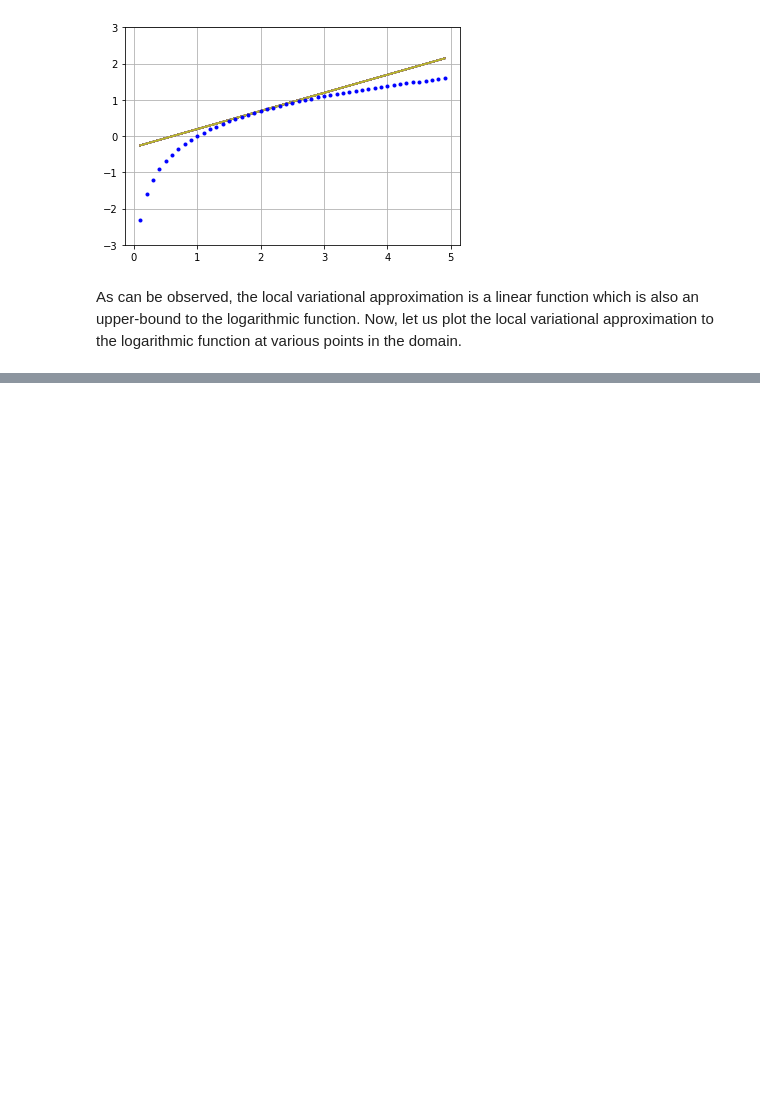
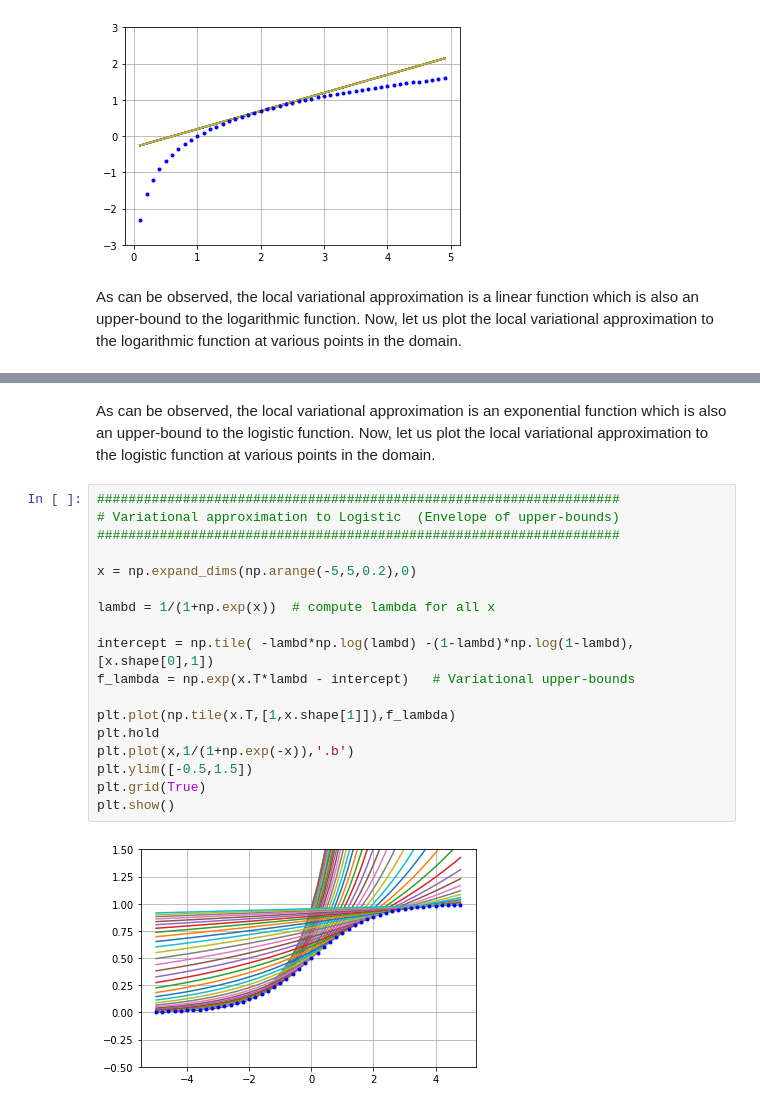
Before and after one commit to lovish1234/PyCon, a Jupyter notebook: 2-Variational-Inference.ipynb, the cells around one changed output, grey strips where cells are left out. Drawn from its saved outputs; the diff is of its cells as text; blank space fills up the shorter version.

```diff
--- a/2-Variational-Inference.ipynb
+++ b/2-Variational-Inference.ipynb
@@ -73,0 +115,22 @@ plt.show()
+# %% [markdown]
+As can be observed, the local variational approximation is an exponential function which is also an upper-bound to the logistic function. Now, let us plot the local variational approximation to the logistic function at various points in the domain.
+# %%
+###################################################################
+# Variational approximation to Logistic  (Envelope of upper-bounds)
+###################################################################
+
+x = np.expand_dims(np.arange(-5,5,0.2),0)
+
+lambd = 1/(1+np.exp(x))  # compute lambda for all x
+
+intercept = np.tile( -lambd*np.log(lambd) -(1-lambd)*np.log(1-lambd),[x.shape[0],1])
+f_lambda = np.exp(x.T*lambd - intercept)   # Variational upper-bounds
+
+plt.plot(np.tile(x.T,[1,x.shape[1]]),f_lambda)
+plt.hold
+plt.plot(x,1/(1+np.exp(-x)),'.b')
+plt.ylim([-0.5,1.5])
+plt.grid(True)
+plt.show()
+# %% [output]
+[figure, added]
```
Also changed, not shown: parts of 7 cells of this notebook, 12 other files.
